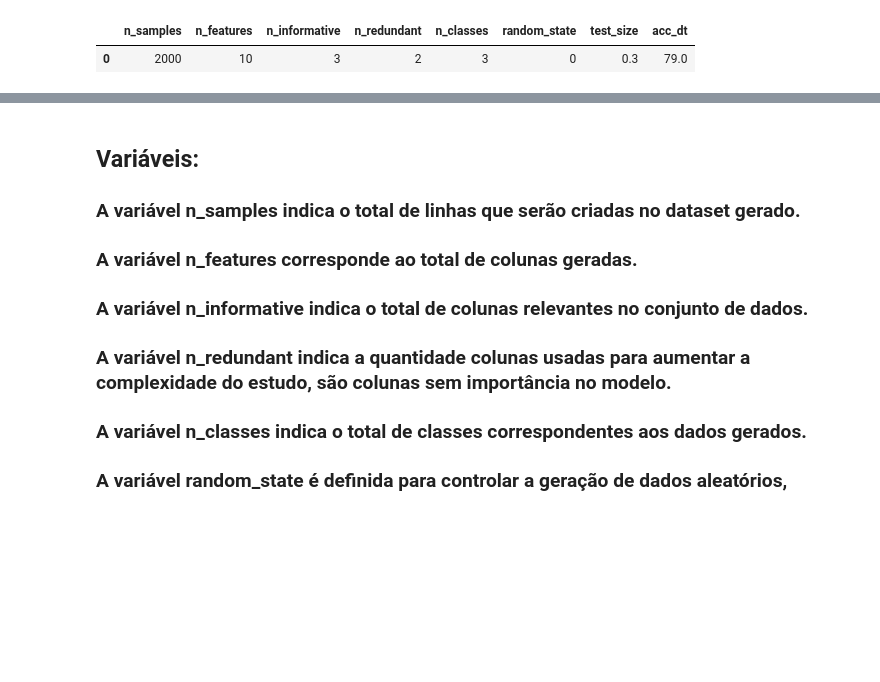
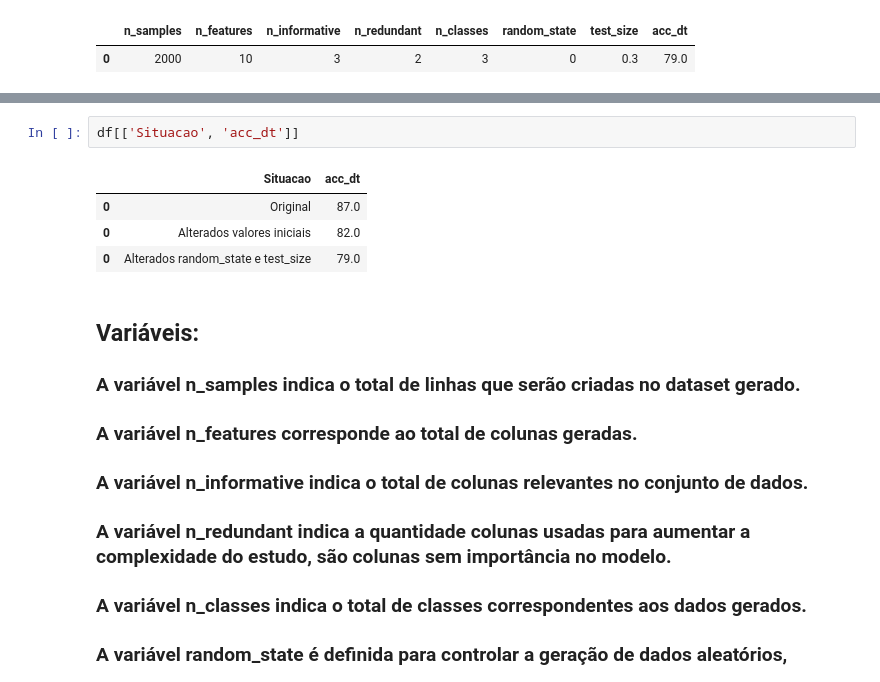
Before and after one commit to silviolima07/PUC_residencia_tec_ml, a Jupyter notebook: pratica01.ipynb, the cells around one changed output, grey strips where cells are left out. Cells and saved outputs as stored; diff of their text form; blank space fills up the shorter version.

```diff
--- a/pratica01.ipynb
+++ b/pratica01.ipynb
@@ -414,6 +414,13 @@ df
 | 0 | Original | 1000 | 5 | 3 | 1 | 3 | 42 | 0.2 | ... |
 | 0 | Alterados valores iniciais | 2000 | 10 | 3 | 2 | 3 | 42 | 0.2 | ... |
 | 0 | Alterados random_state e test_size | 2000 | 10 | 3 | 2 | 3 | 0 | 0.3 | ... |
+# %%
+df[['Situacao', 'acc_dt']]
+# %% [output]
+|  | Situacao | acc_dt |
+| 0 | Original | 87.0 |
+| 0 | Alterados valores iniciais | 82.0 |
+| 0 | Alterados random_state e test_size | 79.0 |
 # %% [markdown]
 ## Variáveis:
 ### A variável n_samples indica o total de linhas que serão criadas no dataset gerado.
```
Also changed, not shown: parts of 1 cell of this notebook.
